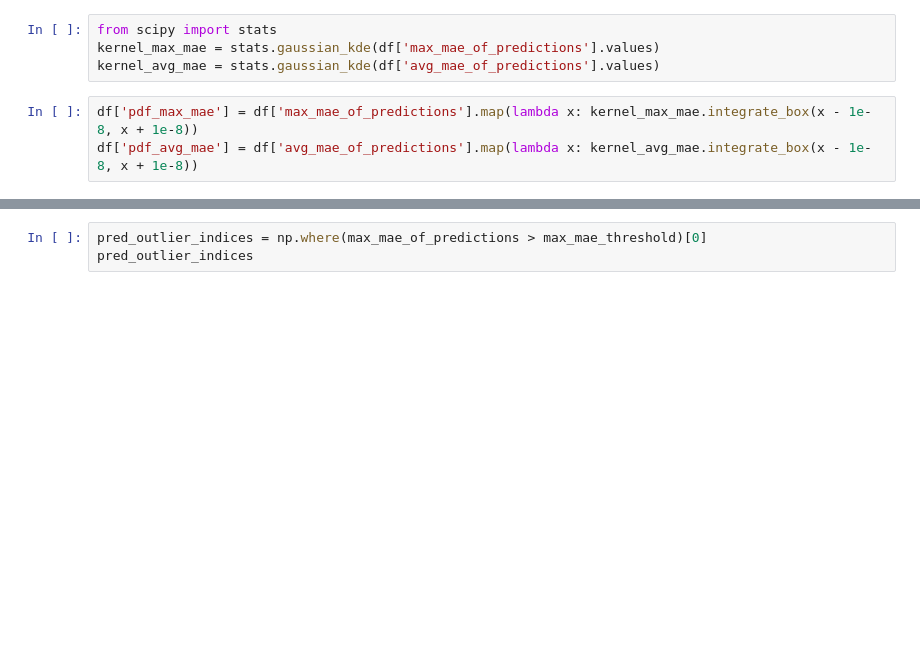
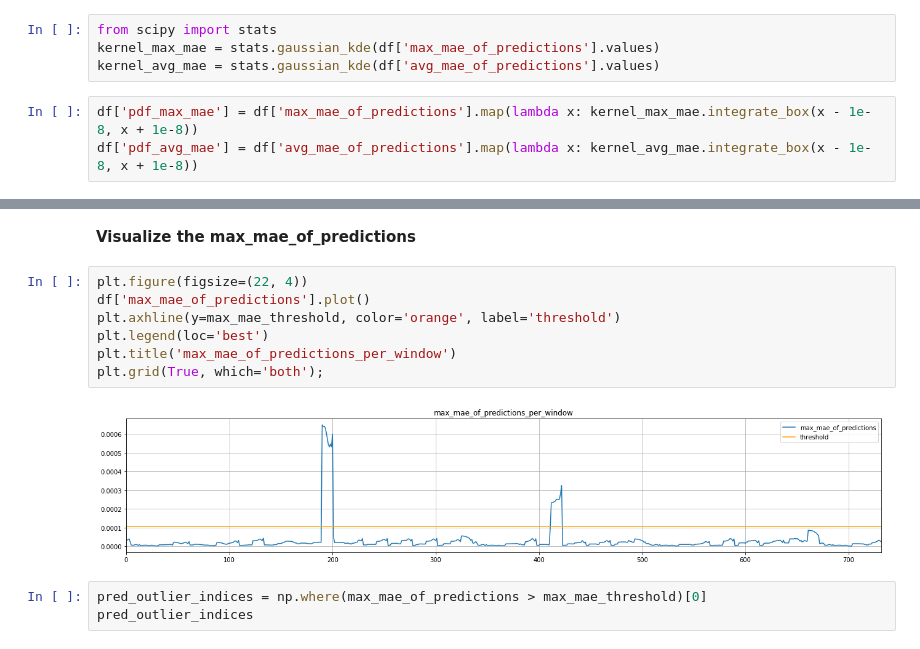
Before and after one commit to LinuxAI-PKU/ml-workspace, a Jupyter notebook: lstm-auto-encoder-counters-data-1.1.ipynb, the cells around one changed output, grey strips where cells are left out. Drawn from its saved outputs; the diff is of its cells as text; blank space fills up the shorter version.

```diff
--- a/lstm-auto-encoder-counters-data-1.1.ipynb
+++ b/lstm-auto-encoder-counters-data-1.1.ipynb
@@ -796,3 +796,14 @@ max_mae_threshold
+# %% [markdown]
+**Visualize the max_mae_of_predictions**
+# %%
+plt.figure(figsize=(22, 4))
+df['max_mae_of_predictions'].plot()
+plt.axhline(y=max_mae_threshold, color='orange', label='threshold')
+plt.legend(loc='best')
+plt.title('max_mae_of_predictions_per_window')
+plt.grid(True, which='both');
+# %% [output]
+[figure, added]
 # %%
 pred_outlier_indices = np.where(max_mae_of_predictions > max_mae_threshold)[0]
 pred_outlier_indices
```
Also changed, not shown: parts of 28 cells of this notebook.
